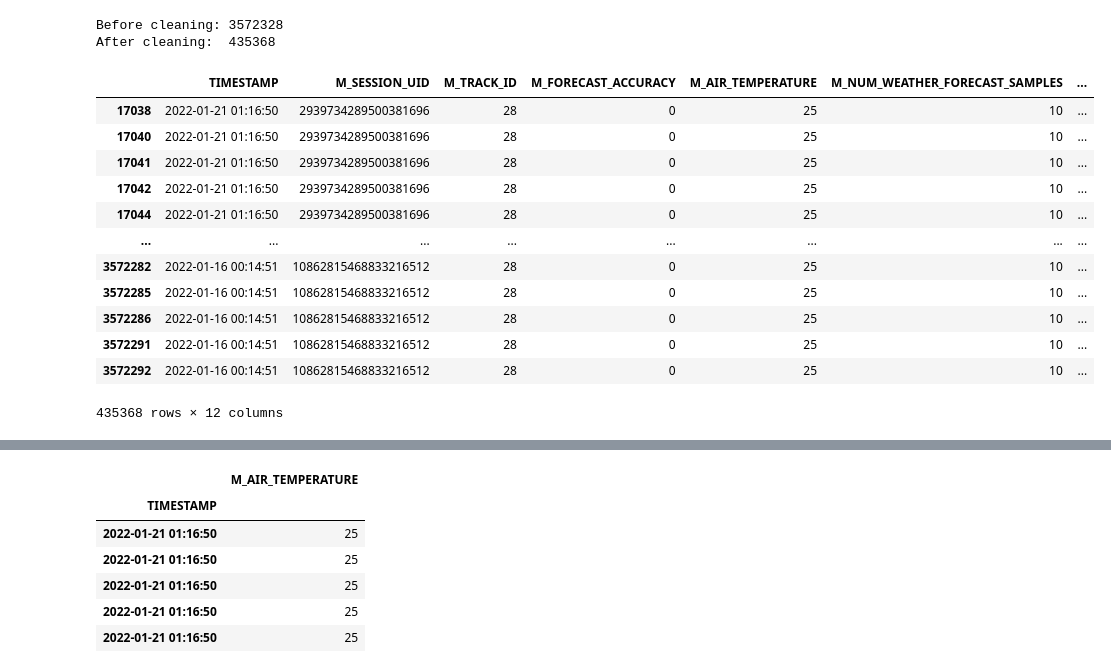
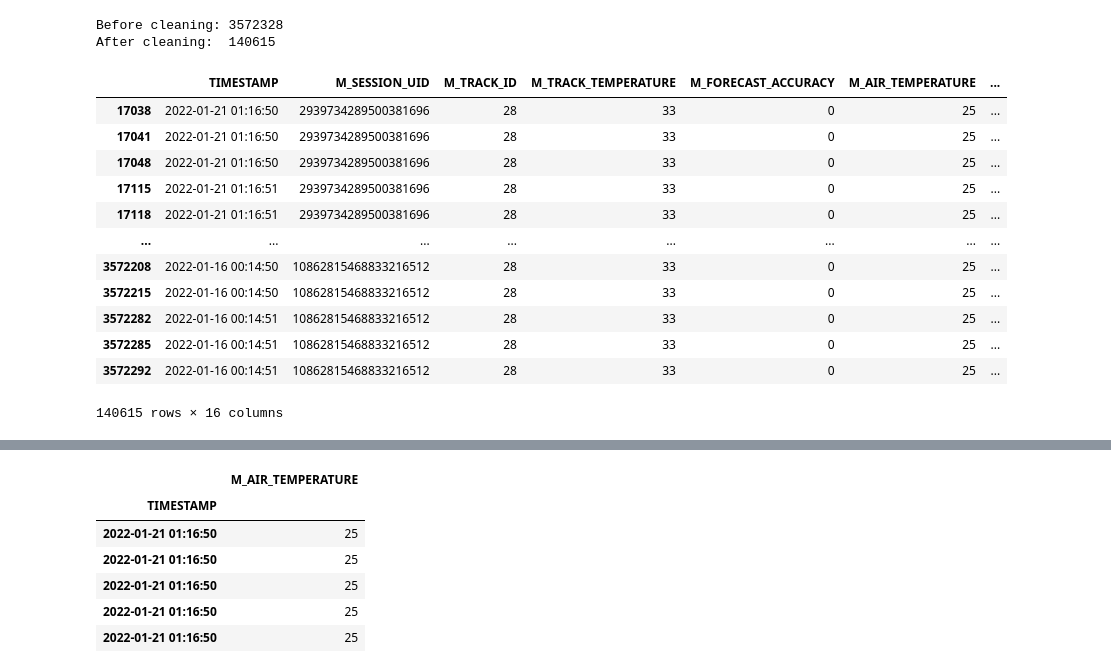
Before and after one commit to kojalowicz/Formula-1, a Jupyter notebook: Main.ipynb, the cells around one changed output, grey strips where cells are left out. Drawn from its saved outputs; the diff is of its cells as text; code cells hidden in the pictures.

```diff
--- a/Main.ipynb
+++ b/Main.ipynb
@@ -5,6 +5,7 @@ import pandas as pd
 import numpy as np
 import tensorflow as tf
 import opendatasets as od
+import matplotlib.pyplot as plt
 
 from tensorflow.keras.models import Sequential
 from tensorflow.keras.layers import *
@@ -28,18 +29,19 @@ columns = [
             'TIMESTAMP',
             'M_SESSION_UID',
             'M_TRACK_ID',
-            #'M_TRACK_TEMPERATURE', #wywalone bo ma 98% korelacji z M_AIR_TEMP ~Rafał
+            'M_TRACK_TEMPERATURE', #wywalone bo ma 98% korelacji z M_AIR_TEMP ~Rafał
             'M_FORECAST_ACCURACY',
             'M_AIR_TEMPERATURE',
             'M_NUM_WEATHER_FORECAST_SAMPLES',
             'M_WEATHER_FORECAST_SAMPLES_M_SESSION_TYPE',
             'M_WEATHER_FORECAST_SAMPLES_M_WEATHER',
-            #'M_WEATHER_FORECAST_SAMPLES_M_TRACK_TEMPERATURE', #korelacja na 99% ~Rafał
+            'M_WEATHER_FORECAST_SAMPLES_M_TRACK_TEMPERATURE', #korelacja na 99% ~Rafał
             'M_TRACK_TEMPERATURE_CHANGE',
-            #'M_WEATHER_FORECAST_SAMPLES_M_AIR_TEMPERATURE', #korelacja na 99% ~Rafał
+            'M_WEATHER_FORECAST_SAMPLES_M_AIR_TEMPERATURE', #korelacja na 99% ~Rafał
             'M_AIR_TEMPERATURE_CHANGE',
             'M_RAIN_PERCENTAGE',
-            'M_WEATHER'
+            'M_WEATHER',
+            'M_TIME_OFFSET'
         ]
 
 #reading data
@@ -47,3 +49,6 @@ df = pd.read_csv(dataset_folder+'/weather.csv')
 
 #TODO
 #jak usunąć ten czerwony błąd? co to za tajemnicza 21 kolumna?
+# %%
+#df_cp = df
+df = df_cp
@@ -50,29 +63,44 @@ df = pd.read_csv(dataset_folder+'/weather.csv')
 # %%
 #preprocesing data
 print("Before cleaning:",str(len(df)))
+#435368
+#532536 - usunięcie duplikatów
+#511050 - 21k
+#475399 - 35k
+#360755 - 115k
 
 df = df[columns]
 df = df.dropna(subset=['M_WEATHER_FORECAST_SAMPLES_M_WEATHER'])
-df = df[df['M_NUM_WEATHER_FORECAST_SAMPLES']!=0] #czy my faktycznie chemy to usuwać ?????
+
+#w trakcie analizy .....
+#histogram przed czyszczeniem
+#histogram po czyszczeniu
+# i dlaczego tak
+#roznica wynosi 21486 jakby była w tylu rekordach pogoda na sztywno ustawiona. przy wyłączeniu samego:
+#df = df[df['M_NUM_WEATHER_FORECAST_SAMPLES']!=0]
+
+df = df[df['M_NUM_WEATHER_FORECAST_SAMPLES']!=0]
 df['M_SESSION_UID'] = df['M_SESSION_UID'].apply(int)
 if(df['TIMESTAMP'].dtypes != DATATYPE):
     df['TIMESTAMP'] = df['TIMESTAMP'].apply(datetime.datetime.fromtimestamp)
+df = df[df['M_TIME_OFFSET']==0.0]       # Offset jako 0 na stan faktyczny
+#df = df.drop(['M_TIME_OFFSET'], axis=1)
 df = df.drop_duplicates()
 print("After cleaning: ",str(len(df)))
 df
 # %% [output]
 Before cleaning: 3572328
-After cleaning:  435368
+After cleaning:  140615
-|  | TIMESTAMP | M_SESSION_UID | M_TRACK_ID | M_FORECAST_ACCURACY | M_AIR_TEMPERATURE | M_NUM_WEATHER_FORECAST_SAMPLES | ... |
-| 17038 | 2022-01-21 01:16:50 | 2939734289500381696 | 28 | 0 | 25 | 10 | ... |
-| 17040 | 2022-01-21 01:16:50 | 2939734289500381696 | 28 | 0 | 25 | 10 | ... |
-| 17041 | 2022-01-21 01:16:50 | 2939734289500381696 | 28 | 0 | 25 | 10 | ... |
-| 17042 | 2022-01-21 01:16:50 | 2939734289500381696 | 28 | 0 | 25 | 10 | ... |
-| 17044 | 2022-01-21 01:16:50 | 2939734289500381696 | 28 | 0 | 25 | 10 | ... |
+|  | TIMESTAMP | M_SESSION_UID | M_TRACK_ID | M_TRACK_TEMPERATURE | M_FORECAST_ACCURACY | M_AIR_TEMPERATURE | ... |
+| 17038 | 2022-01-21 01:16:50 | 2939734289500381696 | 28 | 33 | 0 | 25 | ... |
+| 17041 | 2022-01-21 01:16:50 | 2939734289500381696 | 28 | 33 | 0 | 25 | ... |
+| 17048 | 2022-01-21 01:16:50 | 2939734289500381696 | 28 | 33 | 0 | 25 | ... |
+| 17115 | 2022-01-21 01:16:51 | 2939734289500381696 | 28 | 33 | 0 | 25 | ... |
+| 17118 | 2022-01-21 01:16:51 | 2939734289500381696 | 28 | 33 | 0 | 25 | ... |
 | ... | ... | ... | ... | ... | ... | ... | ... |
-| 3572282 | 2022-01-16 00:14:51 | 10862815468833216512 | 28 | 0 | 25 | 10 | ... |
-| 3572285 | 2022-01-16 00:14:51 | 10862815468833216512 | 28 | 0 | 25 | 10 | ... |
-| 3572286 | 2022-01-16 00:14:51 | 10862815468833216512 | 28 | 0 | 25 | 10 | ... |
-| 3572291 | 2022-01-16 00:14:51 | 10862815468833216512 | 28 | 0 | 25 | 10 | ... |
-| 3572292 | 2022-01-16 00:14:51 | 10862815468833216512 | 28 | 0 | 25 | 10 | ... |
+| 3572208 | 2022-01-16 00:14:50 | 10862815468833216512 | 28 | 33 | 0 | 25 | ... |
+| 3572215 | 2022-01-16 00:14:50 | 10862815468833216512 | 28 | 33 | 0 | 25 | ... |
+| 3572282 | 2022-01-16 00:14:51 | 10862815468833216512 | 28 | 33 | 0 | 25 | ... |
+| 3572285 | 2022-01-16 00:14:51 | 10862815468833216512 | 28 | 33 | 0 | 25 | ... |
+| 3572292 | 2022-01-16 00:14:51 | 10862815468833216512 | 28 | 33 | 0 | 25 | ... |
-435368 rows × 12 columns
+140615 rows × 16 columns
```
Also changed, not shown: parts of 2 cells of this notebook.
